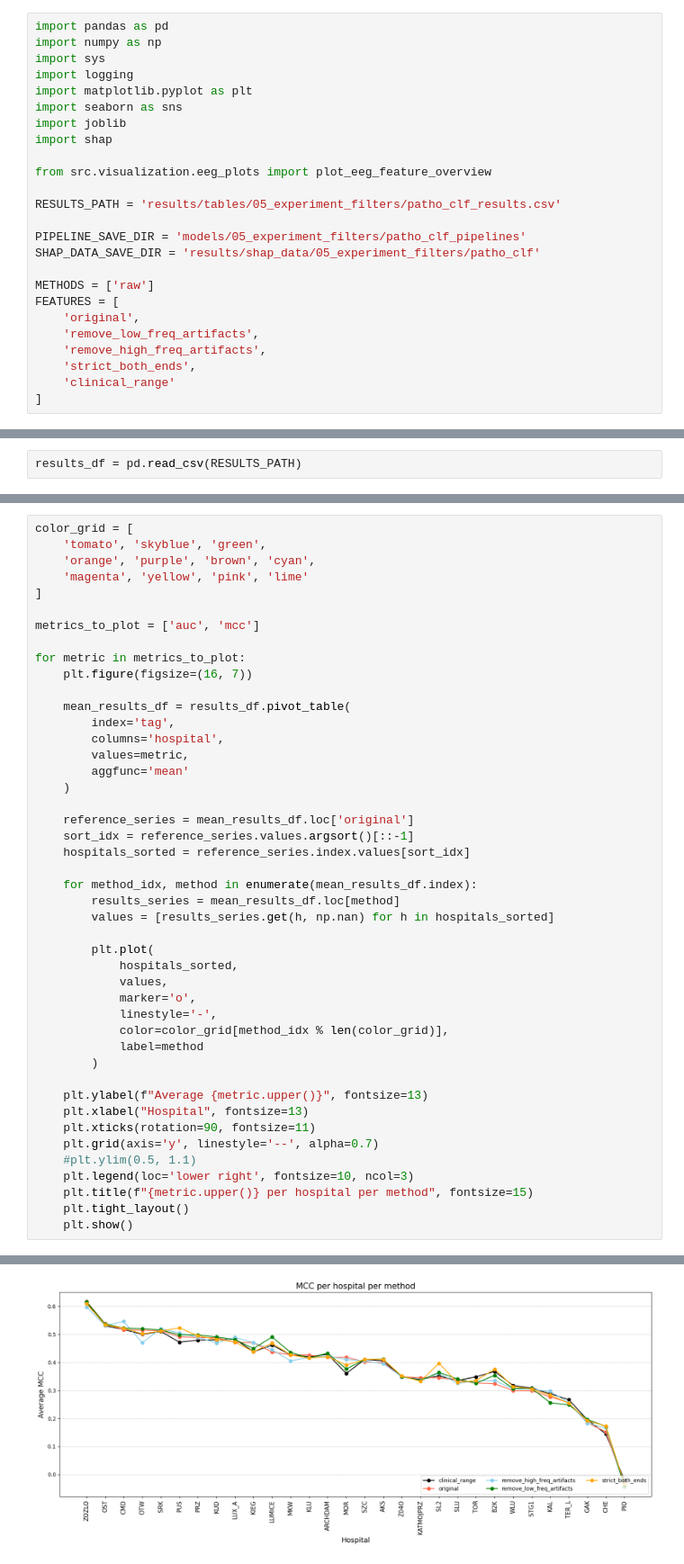
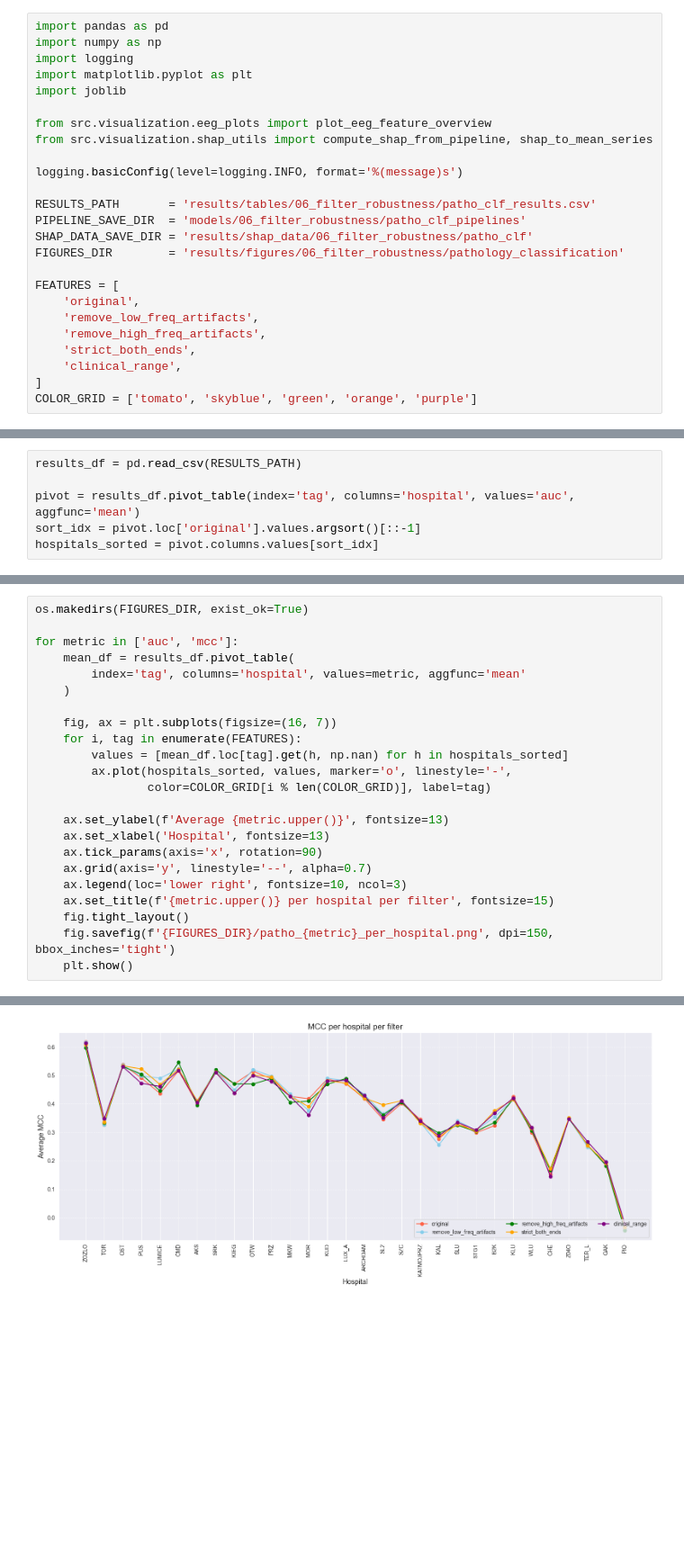
Before and after one commit to chox7/eeg-site-effects, a Jupyter notebook: notebooks/06_filter_robustness/02_pathology_classification.ipynb, the cells around one changed output, grey strips where cells are left out. Shown at 90% size. Saved outputs shown, nothing was run; the diff lists cells and outputs as text; blank space fills up the shorter version.

```diff
--- a/notebooks/06_filter_robustness/02_pathology_classification.ipynb
+++ b/notebooks/06_filter_robustness/02_pathology_classification.ipynb
@@ -27,25 +25,25 @@ Pathology classification performance is also robust to filter choices, validatin
 # %%
 import pandas as pd
 import numpy as np
-import sys
 import logging
 import matplotlib.pyplot as plt
-import seaborn as sns
 import joblib
-import shap
 
 from src.visualization.eeg_plots import plot_eeg_feature_overview
+from src.visualization.shap_utils import compute_shap_from_pipeline, shap_to_mean_series
 
-RESULTS_PATH = 'results/tables/05_experiment_filters/patho_clf_results.csv'
+logging.basicConfig(level=logging.INFO, format='%(message)s')
 
-PIPELINE_SAVE_DIR = 'models/05_experiment_filters/patho_clf_pipelines'
-SHAP_DATA_SAVE_DIR = 'results/shap_data/05_experiment_filters/patho_clf'
+RESULTS_PATH       = 'results/tables/06_filter_robustness/patho_clf_results.csv'
+PIPELINE_SAVE_DIR  = 'models/06_filter_robustness/patho_clf_pipelines'
+SHAP_DATA_SAVE_DIR = 'results/shap_data/06_filter_robustness/patho_clf'
+FIGURES_DIR        = 'results/figures/06_filter_robustness/pathology_classification'
 
-METHODS = ['raw']
 FEATURES = [
     'original',
     'remove_low_freq_artifacts',
     'remove_high_freq_artifacts',
     'strict_both_ends',
-    'clinical_range'
+    'clinical_range',
 ]
+COLOR_GRID = ['tomato', 'skyblue', 'green', 'orange', 'purple']
@@ -54,2 +50,6 @@ FEATURES = [
 # %%
 results_df = pd.read_csv(RESULTS_PATH)
+
+pivot = results_df.pivot_table(index='tag', columns='hospital', values='auc', aggfunc='mean')
+sort_idx = pivot.loc['original'].values.argsort()[::-1]
+hospitals_sorted = pivot.columns.values[sort_idx]
@@ -56,46 +58,24 @@ results_df = pd.read_csv(RESULTS_PATH)
 # %%
-color_grid = [
-    'tomato', 'skyblue', 'green',
-    'orange', 'purple', 'brown', 'cyan',
-    'magenta', 'yellow', 'pink', 'lime'
-]
+os.makedirs(FIGURES_DIR, exist_ok=True)
 
-metrics_to_plot = ['auc', 'mcc']
-
-for metric in metrics_to_plot:
-    plt.figure(figsize=(16, 7))
-
-    mean_results_df = results_df.pivot_table(
-        index='tag',
-        columns='hospital',
-        values=metric,
-        aggfunc='mean'
+for metric in ['auc', 'mcc']:
+    mean_df = results_df.pivot_table(
+        index='tag', columns='hospital', values=metric, aggfunc='mean'
     )
 
-    reference_series = mean_results_df.loc['original']
-    sort_idx = reference_series.values.argsort()[::-1]
-    hospitals_sorted = reference_series.index.values[sort_idx]
+    fig, ax = plt.subplots(figsize=(16, 7))
+    for i, tag in enumerate(FEATURES):
+        values = [mean_df.loc[tag].get(h, np.nan) for h in hospitals_sorted]
+        ax.plot(hospitals_sorted, values, marker='o', linestyle='-',
+                color=COLOR_GRID[i % len(COLOR_GRID)], label=tag)
 
-    for method_idx, method in enumerate(mean_results_df.index):
-        results_series = mean_results_df.loc[method]
-        values = [results_series.get(h, np.nan) for h in hospitals_sorted]
-
-        plt.plot(
-            hospitals_sorted,
-            values,
-            marker='o',
-            linestyle='-',
-            color=color_grid[method_idx % len(color_grid)],
-            label=method
-        )
-
-    plt.ylabel(f"Average {metric.upper()}", fontsize=13)
-    plt.xlabel("Hospital", fontsize=13)
-    plt.xticks(rotation=90, fontsize=11)
-    plt.grid(axis='y', linestyle='--', alpha=0.7)
-    #plt.ylim(0.5, 1.1)
-    plt.legend(loc='lower right', fontsize=10, ncol=3)
-    plt.title(f"{metric.upper()} per hospital per method", fontsize=15)
-    plt.tight_layout()
+    ax.set_ylabel(f'Average {metric.upper()}', fontsize=13)
+    ax.set_xlabel('Hospital', fontsize=13)
+    ax.tick_params(axis='x', rotation=90)
+    ax.grid(axis='y', linestyle='--', alpha=0.7)
+    ax.legend(loc='lower right', fontsize=10, ncol=3)
+    ax.set_title(f'{metric.upper()} per hospital per filter', fontsize=15)
+    fig.tight_layout()
+    fig.savefig(f'{FIGURES_DIR}/patho_{metric}_per_hospital.png', dpi=150, bbox_inches='tight')
     plt.show()
 # %% [output]
@@ -103,2 +83,2 @@ for metric in metrics_to_plot:
-[figure, old version]
+[figure, new version]
 # %% [markdown]
```
Also changed, not shown: parts of 13 cells of this notebook, 16 other files.
